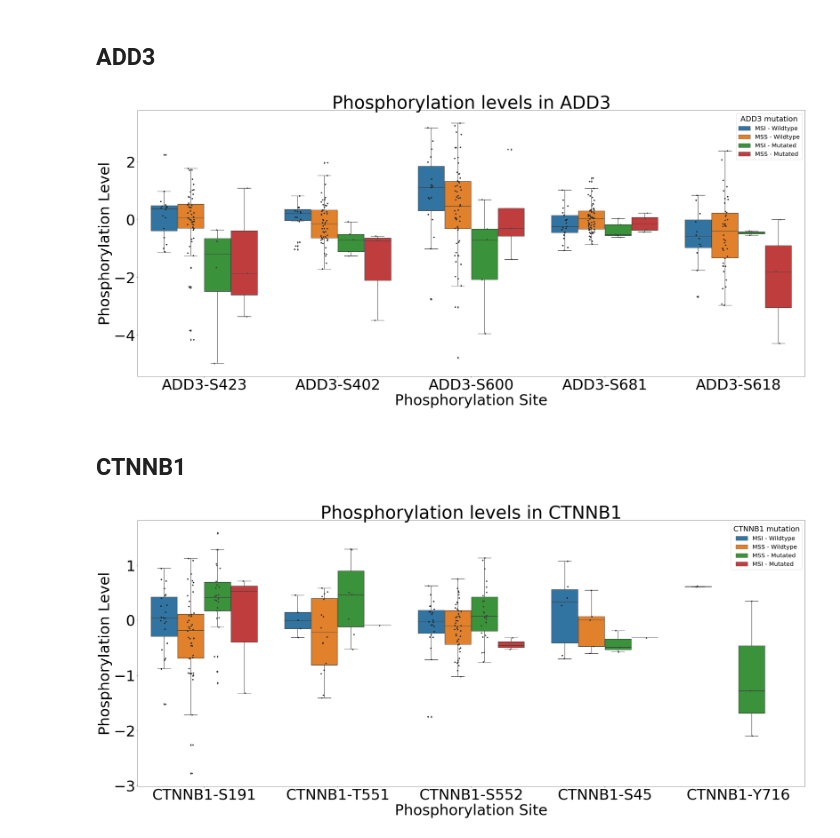
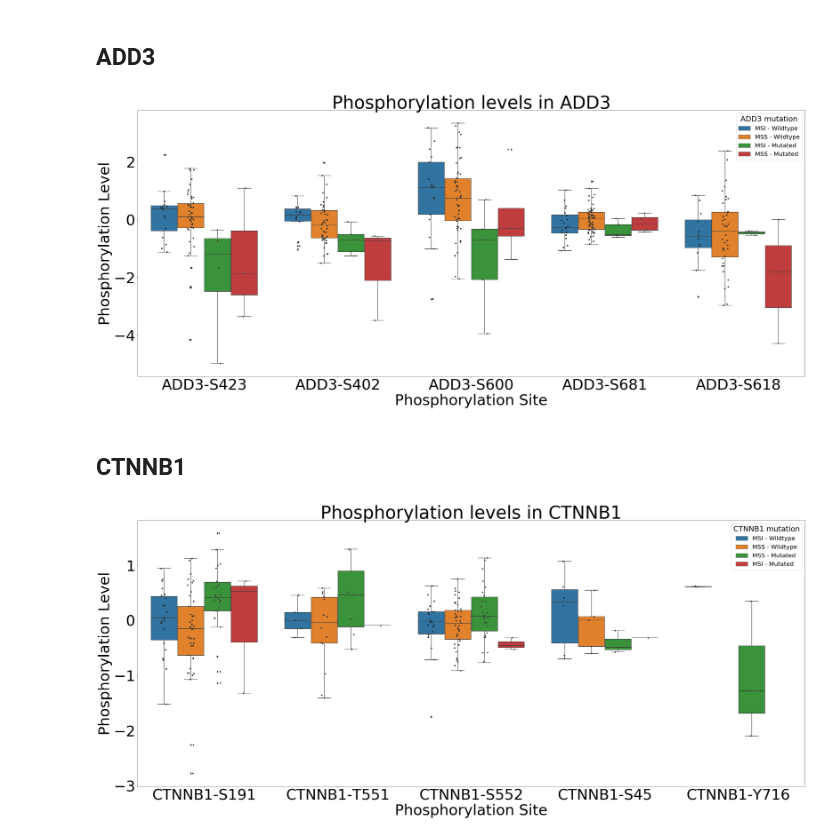
Before and after one commit to PayneLab/UCEC-clinical-stat-analysis, a Jupyter notebook: Protein_Notebooks/MSI/MSI_Phos_MSI_Vs_MSS.ipynb, the cells around one changed output. Drawn from its saved outputs; the diff is of its cells as text; code cells hidden in the pictures.

```diff
--- a/Protein_Notebooks/MSI/MSI_Phos_MSI_Vs_MSS.ipynb
+++ b/Protein_Notebooks/MSI/MSI_Phos_MSI_Vs_MSS.ipynb
@@ -191,6 +228,7 @@ plotdf = plotdf.replace({'Mutation': {'Frame_Shift_Del': 'Mutation',
                                      }})
 
 plotdf['MSI Status']= msi_status
+plotdf = plotdf[pd.notnull(plotdf['MSI Status'])]
 
 
 for ind, row in plotdf.iterrows():
@@ -287,6 +325,7 @@ plotdf = plotdf.replace({'Mutation': {'Frame_Shift_Del': 'Mutation',
                                      }})
 
 plotdf['MSI Status']= msi_status
+plotdf = plotdf[pd.notnull(plotdf['MSI Status'])]
 
 
 for ind, row in plotdf.iterrows():
@@ -383,6 +422,7 @@ plotdf = plotdf.replace({'Mutation': {'Frame_Shift_Del': 'Mutation',
                                      }})
 
 plotdf['MSI Status']= msi_status
+plotdf = plotdf[pd.notnull(plotdf['MSI Status'])]
 
 
 for ind, row in plotdf.iterrows():
@@ -479,6 +519,7 @@ plotdf = plotdf.replace({'Mutation': {'Frame_Shift_Del': 'Mutation',
                                      }})
 
 plotdf['MSI Status']= msi_status
+plotdf = plotdf[pd.notnull(plotdf['MSI Status'])]
 
 
 for ind, row in plotdf.iterrows():
@@ -513,7 +554,7 @@ handles, labels = ax.get_legend_handles_labels()
 plt.legend(handles[0:4],labels[0:4],title=gene + ' mutation', fontsize='20')
 boxplt.get_legend().get_title().set_fontsize('25')
 # %% [output]
-[figure, old version]
+[figure, new version]
 # %% [markdown]
 ## CTNNB1
 # %%
@@ -575,6 +616,7 @@ plotdf = plotdf.replace({'Mutation': {'Frame_Shift_Del': 'Mutation',
                                      }})
 
 plotdf['MSI Status']= msi_status
+plotdf = plotdf[pd.notnull(plotdf['MSI Status'])]
 
 
 for ind, row in plotdf.iterrows():
@@ -582,31 +624,31 @@ for ind, row in plotdf.iterrows():
         plotdf.set_value(ind, 'Mutation', 'MSI - Mutated')
     if row['Mutation'] == 'Mutation' and row['MSI Status'] == 'MSS':
         plotdf.set_value(ind, 'Mutation', 'MSS - Mutated')
     if row['Mutation'] == 'Wildtype' and row['MSI Status'] == 'MSI-H':
         plotdf.set_value(ind, 'Mutation', 'MSI - Wildtype')
     if row['Mutation'] == 'Wildtype' and row['MSI Status'] == 'MSS':
         plotdf.set_value(ind, 'Mutation', 'MSS - Wildtype')
 
 plotdf = plotdf.drop('MSI Status', axis = 1)
 #print(plotdf)
 
 '''Reformat dataframe to plot'''
 plotdf = pd.melt(plotdf, id_vars=['Mutation'], var_name='Site', value_name='Phosphorylation')
 plotdf = plotdf.dropna(axis=0)
 #print(plotdf)
 
 '''plot data'''
 a4_dims = (40.4, 16.54)
 fig, ax = plt.subplots(figsize=a4_dims)
 boxplt = sns.boxplot(x='Site', y='Phosphorylation', hue='Mutation', data=plotdf)
 boxplt = sns.stripplot(data=plotdf, x='Site', y='Phosphorylation', hue='Mutation', dodge=True, jitter=True, color='.3')
 
 boxplt.set_xlabel('Phosphorylation Site', fontsize='50')
 boxplt.set_ylabel('Phosphorylation Level', fontsize='50')
 boxplt.tick_params(labelsize='50')
 boxplt.set_title('Phosphorylation levels in ' + gene, fontsize = '60')
 handles, labels = ax.get_legend_handles_labels()
 plt.legend(handles[0:4],labels[0:4],title=gene + ' mutation', fontsize='20')
 boxplt.get_legend().get_title().set_fontsize('25')
 # %% [output]
-[figure, old version]
+[figure, new version]
```
Also changed, not shown: parts of 36 cells of this notebook, 1 other file.
